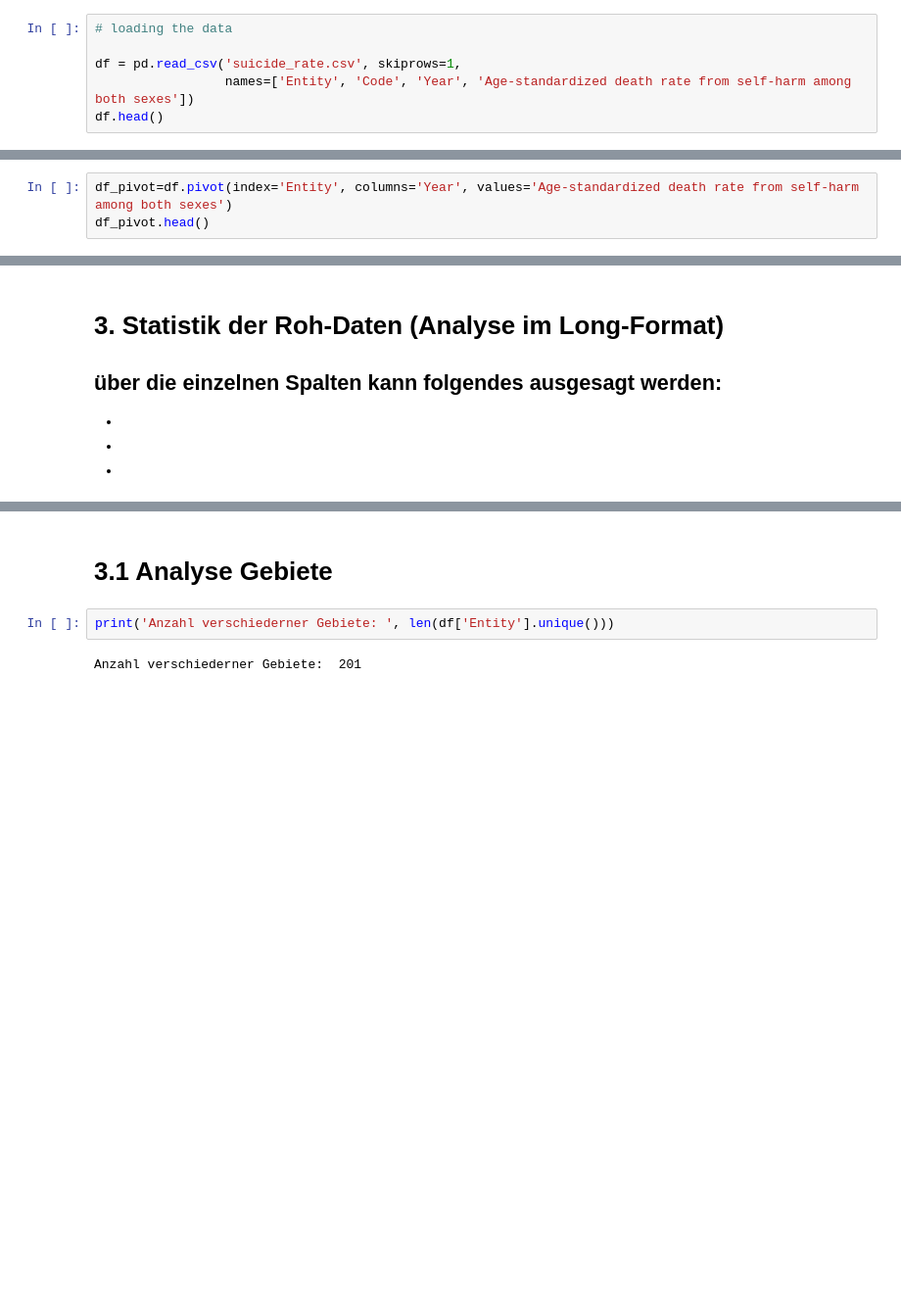
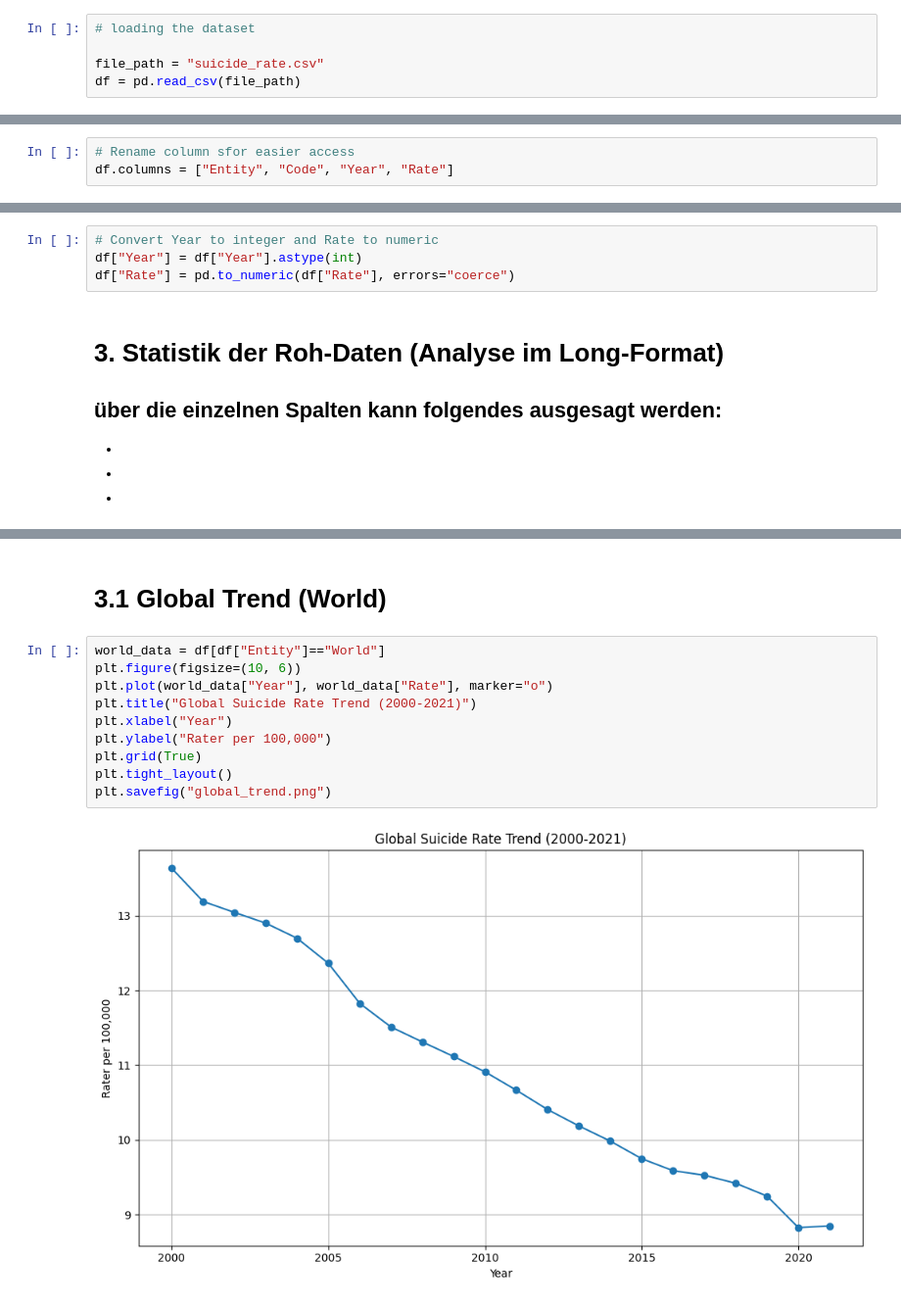
Before and after one commit to Segerlen/Python-LN2, a Jupyter notebook: Leistungnachweis_Suizidrate.ipynb, the cells around one changed output, grey strips where cells are left out. Shown: that part at 98% size. Drawn from its saved outputs; the diff is of its cells as text; blank space fills up the shorter version.

Commit message:
Add plots

```diff
--- a/Leistungnachweis_Suizidrate.ipynb
+++ b/Leistungnachweis_Suizidrate.ipynb
@@ -21,6 +22,5 @@ import matplotlib.pyplot as plt
 # %%
-# loading the data
+# loading the dataset
 
-df = pd.read_csv('suicide_rate.csv', skiprows=1,
-                 names=['Entity', 'Code', 'Year', 'Age-standardized death rate from self-harm among both sexes'])
-df.head()
+file_path = "suicide_rate.csv"
+df = pd.read_csv(file_path)
@@ -34,5 +27,5 @@ df.head()
 # %% [markdown]
 # 2. Daten vorbereiten
 # %%
-df_pivot=df.pivot(index='Entity', columns='Year', values='Age-standardized death rate from self-harm among both sexes')
-df_pivot.head()
+# Rename column sfor easier access
+df.columns = ["Entity", "Code", "Year", "Rate"]
@@ -48,3 +32,7 @@ df_pivot.head()
+# %%
+# Convert Year to integer and Rate to numeric
+df["Year"] = df["Year"].astype(int)
+df["Rate"] = pd.to_numeric(df["Rate"], errors="coerce")
 # %% [markdown]
 # 3. Statistik der Roh-Daten (Analyse im Long-Format)
 
@@ -63,8 +51,16 @@ Age-standardized death rate from self-harm among both sexes    float64
 dtype: object
 # %% [markdown]
-# 3.1 Analyse Gebiete
+# 3.1 Global Trend (World)
 # %%
-print('Anzahl verschiederner Gebiete: ', len(df['Entity'].unique()))
+world_data = df[df["Entity"]=="World"]
+plt.figure(figsize=(10, 6))
+plt.plot(world_data["Year"], world_data["Rate"], marker="o")
+plt.title("Global Suicide Rate Trend (2000-2021)")
+plt.xlabel("Year")
+plt.ylabel("Rater per 100,000")
+plt.grid(True)
+plt.tight_layout()
+plt.savefig("global_trend.png")
 # %% [output]
-Anzahl verschiederner Gebiete:  201
+[figure, added]
 # %%
```
Also changed, not shown: parts of 11 cells of this notebook, 4 other files.
